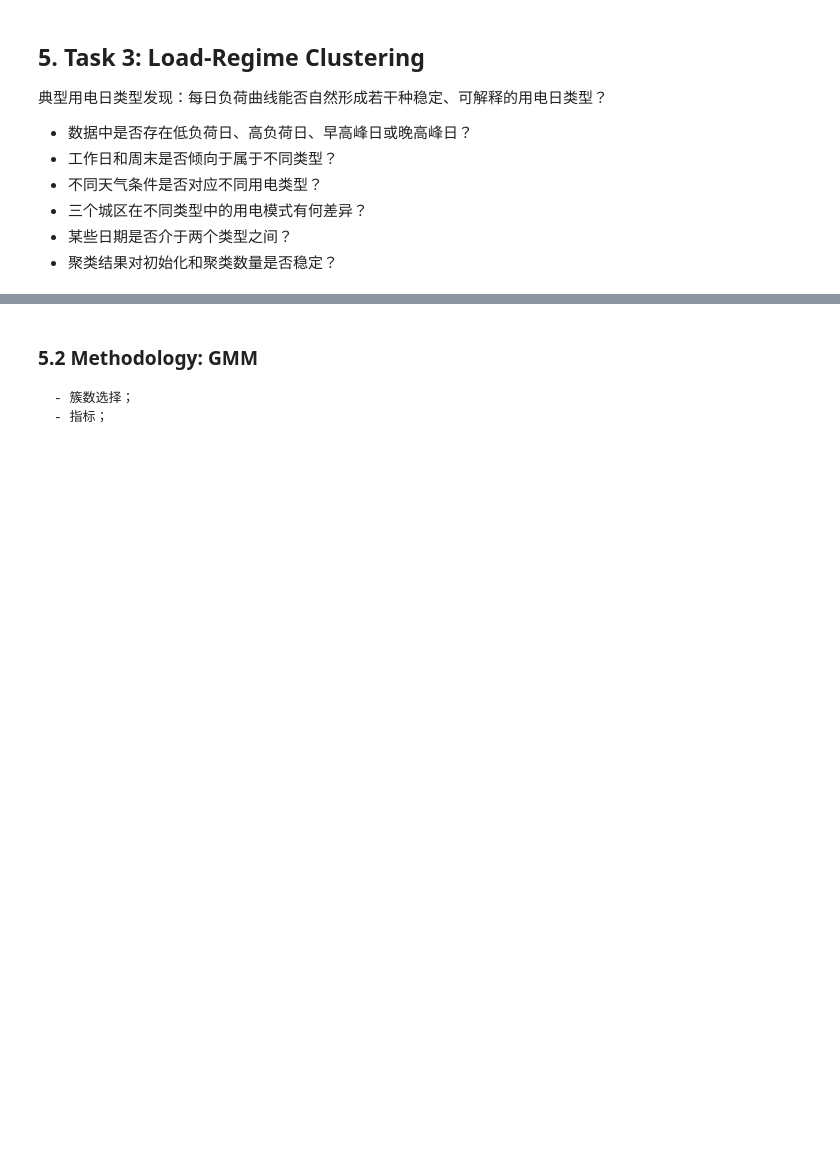
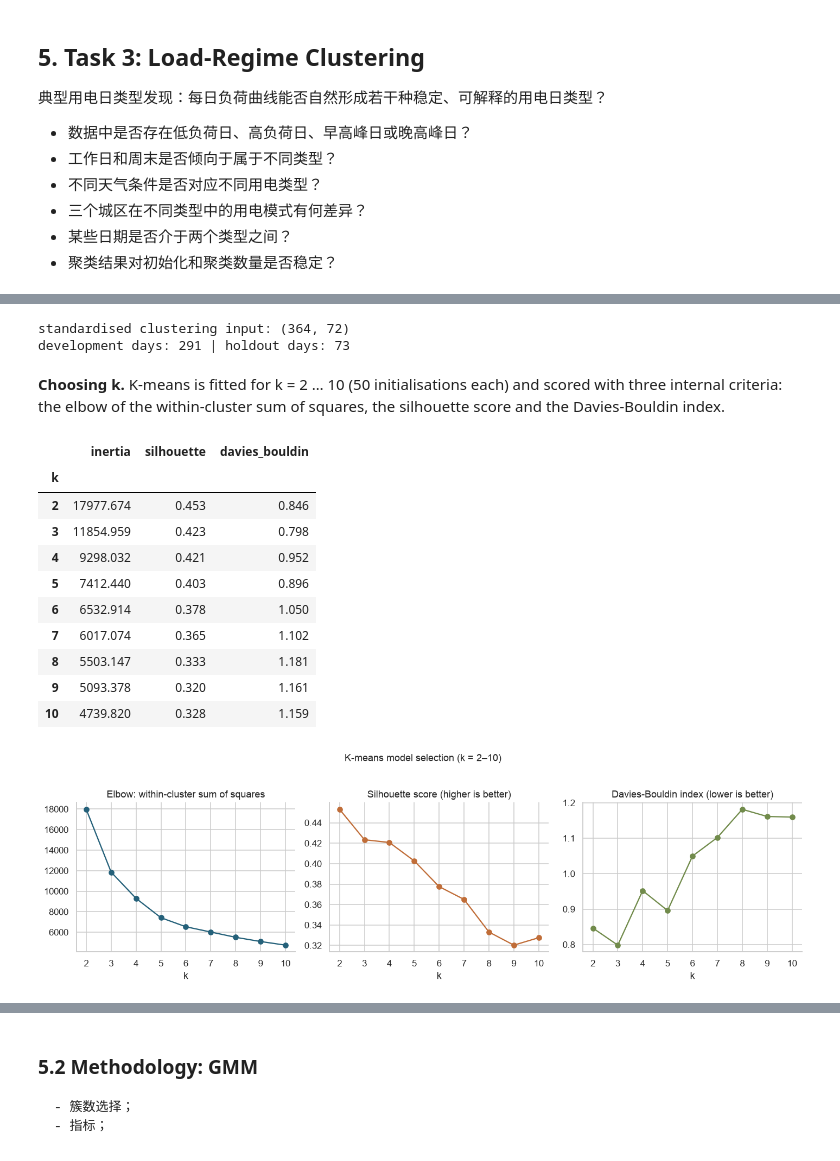
Before and after one commit to DSA5102-Final-Project-Group-8/Tetuan-City-Power-Consumption, a Jupyter notebook: DSA5102_Final_Project_Group8.ipynb, the cells around one changed output, grey strips where cells are left out. Saved outputs shown, nothing was run; the diff lists cells and outputs as text; code cells hidden in the pictures; blank space fills up the shorter version.

Commit message:
Add Task 3 K-means section (Member 4) and handoff files

```diff
--- a/DSA5102_Final_Project_Group8.ipynb
+++ b/DSA5102_Final_Project_Group8.ipynb
@@ -1835,0 +1840,70 @@ Selected PCA scale: standardized
+# %%
+# ---- Task 3 · K-means: imports and shared input ---------------------------------
+from itertools import combinations
+
+from sklearn.cluster import KMeans
+from sklearn.metrics import (
+    adjusted_rand_score,
+    davies_bouldin_score,
+    silhouette_samples,
+    silhouette_score,
+)
+
+km_feature_columns = daily_load.columns.tolist()
+km_is_development = np.asarray(daily_load.index <= pd.Timestamp(DEV_END))
+km_scaler = StandardScaler().fit(daily_load.to_numpy()[km_is_development])
+km_X_std = km_scaler.transform(daily_load.to_numpy())
+km_daily_total = daily_load.sum(axis=1).to_numpy()          # kWh across the three zones
+
+# Export the identical input for the GMM fit in Section 5.2.
+pd.DataFrame(km_X_std, index=daily_load.index, columns=km_feature_columns).to_csv(
+    HANDOFF / "task3_kmeans_input_72d_standardized.csv"
+)
+print("standardised clustering input:", km_X_std.shape)
+print("development days:", km_is_development.sum(),
+      "| holdout days:", (~km_is_development).sum())
+# %% [output]
+standardised clustering input: (364, 72)
+development days: 291 | holdout days: 73
+# %% [markdown]
+**Choosing k.** K-means is fitted for k = 2 … 10 (50 initialisations each) and scored with three internal criteria: the elbow of the within-cluster sum of squares, the silhouette score and the Davies-Bouldin index.
+# %%
+km_k_values = np.arange(2, 11)
+km_selection_rows = []
+for km_k in km_k_values:
+    km_fit = KMeans(n_clusters=int(km_k), n_init=50, random_state=SEED).fit(km_X_std)
+    km_selection_rows.append({
+        "k": km_k,
+        "inertia": km_fit.inertia_,
+        "silhouette": silhouette_score(km_X_std, km_fit.labels_),
+        "davies_bouldin": davies_bouldin_score(km_X_std, km_fit.labels_),
+    })
+km_selection = pd.DataFrame(km_selection_rows).set_index("k")
+display(km_selection.round(4))
+
+fig, axes = plt.subplots(1, 3, figsize=(13, 3.8))
+axes[0].plot(km_selection.index, km_selection["inertia"], "o-", color="#25617a")
+axes[0].set_title("Elbow: within-cluster sum of squares")
+axes[1].plot(km_selection.index, km_selection["silhouette"], "o-", color="#c06d38")
+axes[1].set_title("Silhouette score (higher is better)")
+axes[2].plot(km_selection.index, km_selection["davies_bouldin"], "o-", color="#718b4b")
+axes[2].set_title("Davies-Bouldin index (lower is better)")
+for ax in axes:
+    ax.set_xlabel("k")
+    ax.set_xticks(km_k_values)
+fig.suptitle("K-means model selection (k = 2–10)", y=1.04)
+fig.tight_layout()
+plt.show()
+# %% [output]
+|  | inertia | silhouette | davies_bouldin |
+| k |  |  |  |
+| 2 | 17977.674 | 0.453 | 0.846 |
+| 3 | 11854.959 | 0.423 | 0.798 |
+| 4 | 9298.032 | 0.421 | 0.952 |
+| 5 | 7412.440 | 0.403 | 0.896 |
+| 6 | 6532.914 | 0.378 | 1.050 |
+| 7 | 6017.074 | 0.365 | 1.102 |
+| 8 | 5503.147 | 0.333 | 1.181 |
+| 9 | 5093.378 | 0.320 | 1.161 |
+| 10 | 4739.820 | 0.328 | 1.159 |
+[figure, added]
```
Also changed, not shown: parts of 19 cells of this notebook, 7 other files.
